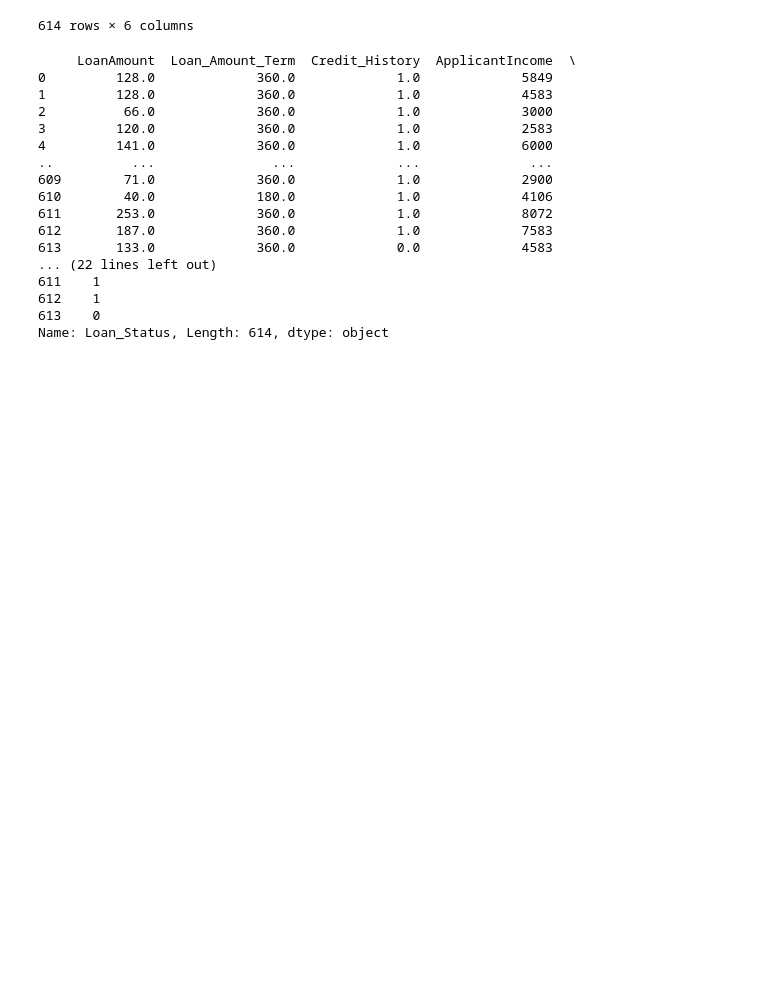
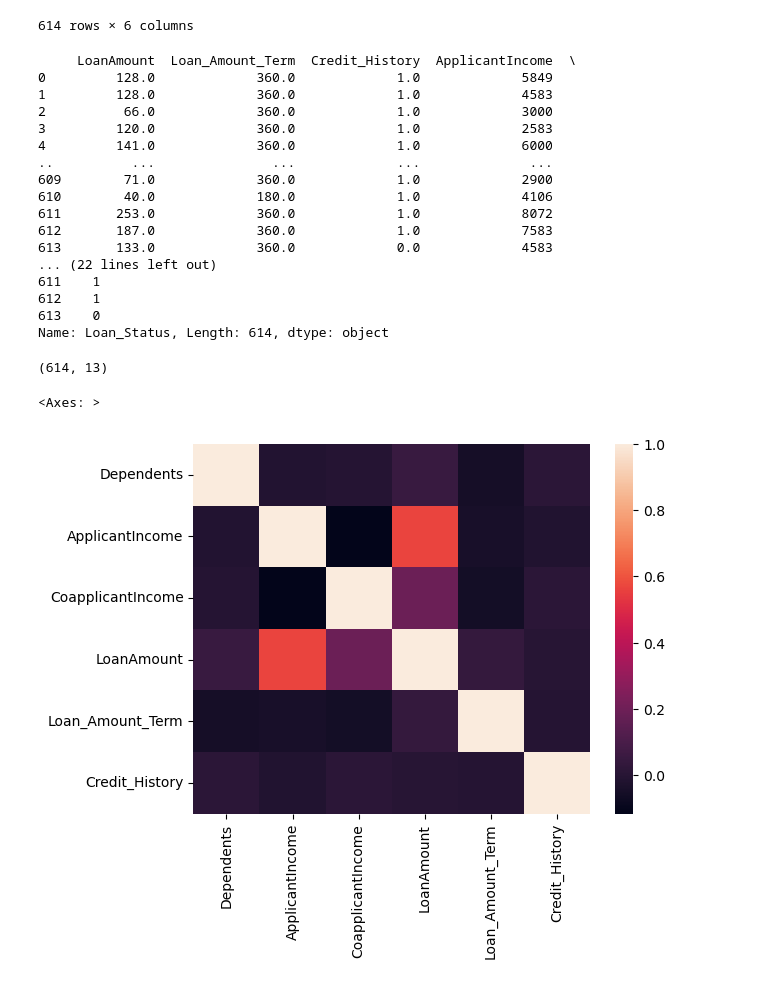
Before and after one commit to jaisic13/loan_default, a Jupyter notebook: Loan prediction.ipynb, the cells around one changed output. Saved outputs shown, nothing was run; the diff lists cells and outputs as text; code cells hidden in the pictures; blank space fills up the shorter version.

Commit message:
Add files via upload
visualization

```diff
--- a/Loan prediction.ipynb
+++ b/Loan prediction.ipynb
@@ -181,3 +181,13 @@ print(x,y)
 612    1
 613    0
 Name: Loan_Status, Length: 614, dtype: object
+# %%
+df.shape
+# %% [output]
+(614, 13)
+# %%
+# Visualizing the data by drawing a correlation map
+sns.heatmap(df.corr())
+# %% [output]
+<Axes: >
+[figure, added]
```
